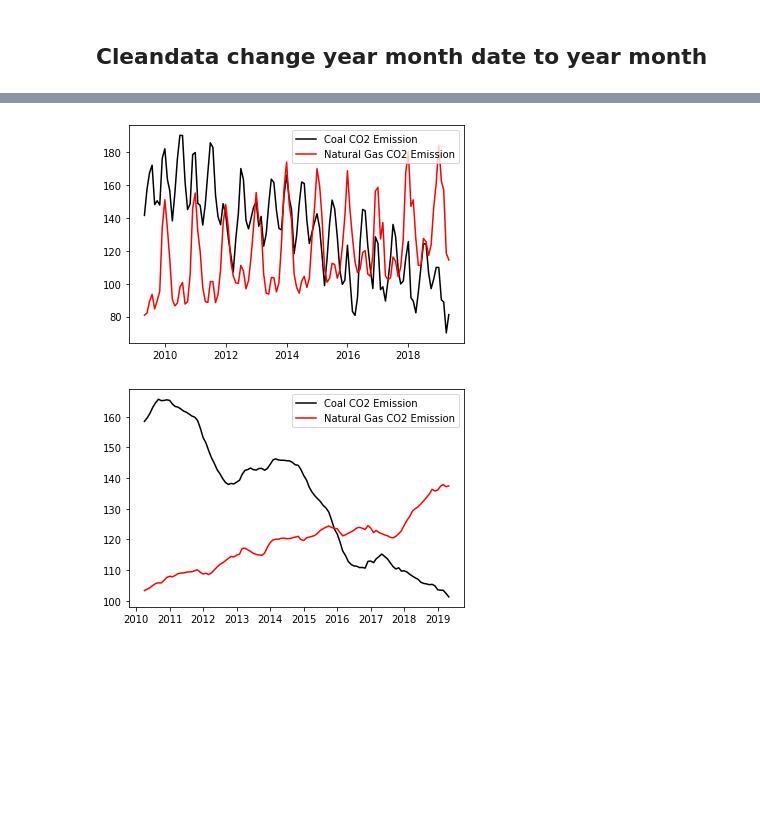
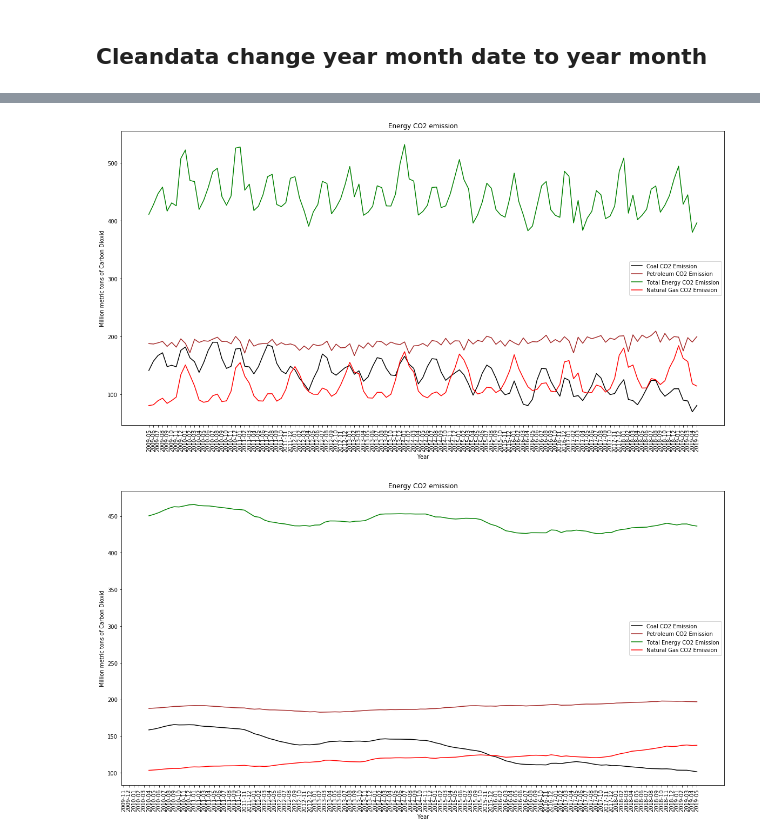
Before and after one commit to Angelaxnq/Project_1, a Jupyter notebook: CO2_Emission_2009-2019.ipynb, the cells around one changed output, grey strips where cells are left out. Cells and saved outputs as stored; diff of their text form; code cells hidden in the pictures; blank space fills up the shorter version.

```diff
--- a/CO2_Emission_2009-2019.ipynb
+++ b/CO2_Emission_2009-2019.ipynb
@@ -41,18 +53,44 @@ df.head()
 # %%
-# Plot the Coal CO2 Emissions
+# Plot the CO2 Emissions
+
+plt.figure(figsize=(20,10))
+
 plt.plot (df.columns, df.loc["Coal, Including Coal Coke Net Imports, CO2 Emissions",:],color="black", label="Coal CO2 Emission")
 
+plt.plot (df.columns, df.loc["Petroleum, Excluding Biofuels, CO2 Emissions",:],color="brown", label="Petroleum CO2 Emission")
+
+plt.plot (df.columns, df.loc["Total Energy CO2 Emissions",:],color="green", label="Total Energy CO2 Emission")
+
 plt.plot (df.columns, df.loc["Natural Gas, Excluding Supplemental Gaseous Fuels, CO2 Emissions",:], color="red", label="Natural Gas CO2 Emission")
+
+plt.title("Energy CO2 emission")
+plt.xlabel("Year")
+plt.xticks(rotation=90)
+plt.ylabel("Million metric tons of Carbon Dioxid")
+
 plt.legend()
+plt.savefig('Energy Carbon Dioxide.png')
 plt.show()
 # %% [output]
-[figure, old version]
+[figure, new version]
 # %%
 # Plot the Coal CO2 Emissions
+plt.figure(figsize=(20,10))
+
 plt.plot (df.columns, df.loc["Coal, Including Coal Coke Net Imports, CO2 Emissions",:].rolling(window=12).mean(), color="black", label="Coal CO2 Emission")
 
+plt.plot (df.columns, df.loc["Petroleum, Excluding Biofuels, CO2 Emissions",:].rolling(window=12).mean(),color="brown", label="Petroleum CO2 Emission")
+
+plt.plot (df.columns, df.loc["Total Energy CO2 Emissions",:].rolling(window=12).mean(),color="green", label="Total Energy CO2 Emission")
+
 plt.plot (df.columns, df.loc["Natural Gas, Excluding Supplemental Gaseous Fuels, CO2 Emissions",:].rolling(window=12).mean(), color="red", label="Natural Gas CO2 Emission")
+plt.title("Energy CO2 emission")
+plt.xlabel("Year")
+plt.xticks(rotation=90)
+plt.ylabel("Million metric tons of Carbon Dioxid")
+
 plt.legend()
+plt.savefig('Energy Carbon Dioxide RM-12.png')
 plt.show()
 # %% [output]
-[figure, old version]
+[figure, new version]
```
Also changed, not shown: parts of 5 cells of this notebook, 2 other files.
